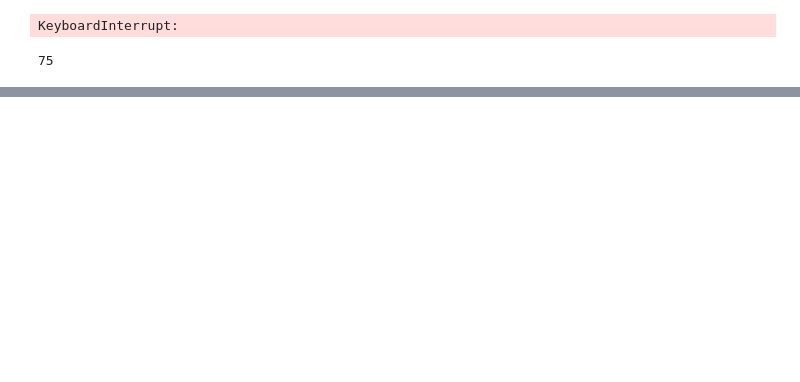
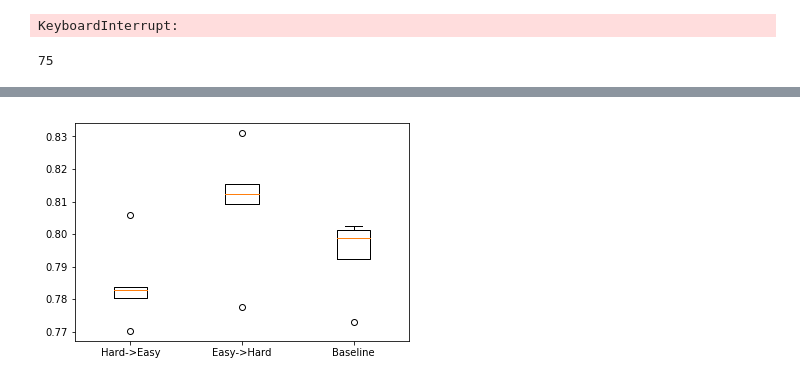
Before and after one commit to imcwilliam/Active_Learning_Project, a Jupyter notebook: Untitled.ipynb, the cells around one changed output, grey strips where cells are left out. Saved outputs shown, nothing was run; the diff lists cells and outputs as text; code cells hidden in the pictures; blank space fills up the shorter version.

```diff
--- a/Untitled.ipynb
+++ b/Untitled.ipynb
@@ -126,3 +126,18 @@ KeyboardInterrupt:
 epochloop
 # %% [output]
 75
+# %%
+import numpy as np
+Run1 = np.load('GeoShapes_Bootstrap_Exp.npy')
+TwoTasks = Run1[:,:,:,0]
+# %%
+TwoTasks = TwoTasks[:,:,0:3]
+# %%
+Run2 = np.load('GeoShapes_Bootstrap_Exp_2.npy')
+TwoTasks_2 = Run2[:,:,:,0]
+TwoTasks_2 = TwoTasks_2[:,:,0:2]
+
+TwoTasks = np.append(TwoTasks,TwoTasks_2,axis=2)
+
+MeanResults = np.mean(TwoTasks,axis=2)
+StdResults = np.std(TwoTasks,axis=2)/np.sqrt(TwoTasks.shape[-1])
@@ -128,0 +153,10 @@ epochloop
+# %%
+import matplotlib.pyplot as plt
+fig, ax = plt.subplots()
+data = TwoTasks[[0,1,-1],1,:]
+ax.boxplot(data.T)
+my_xticks = ['Hard->Easy','Easy->Hard','Baseline']
+plt.xticks(np.array([1,2,3],dtype=int), my_xticks)
+plt.show()
+# %% [output]
+[figure, added]
```
Also changed, not shown: parts of 4 cells of this notebook, 9 other files.
